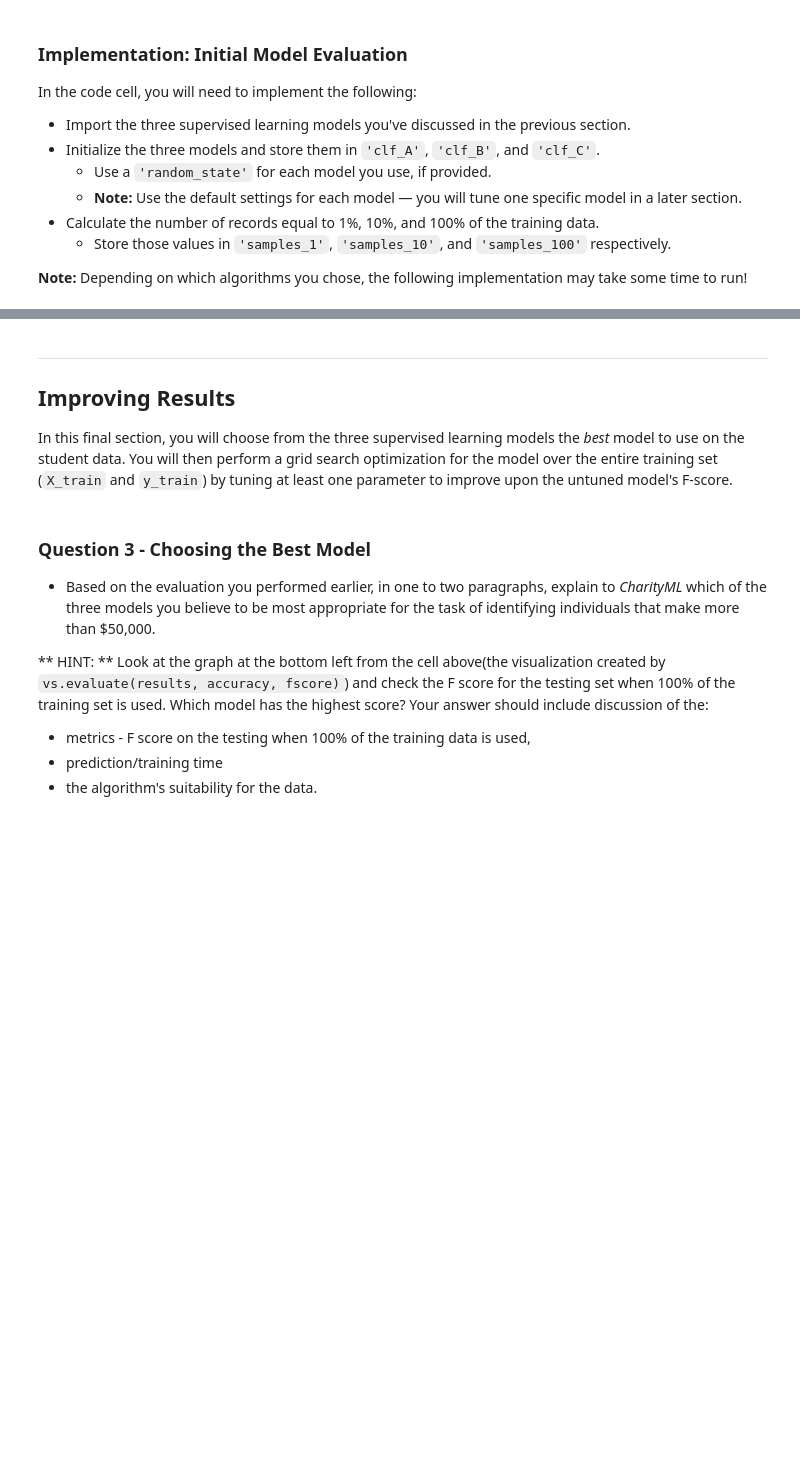
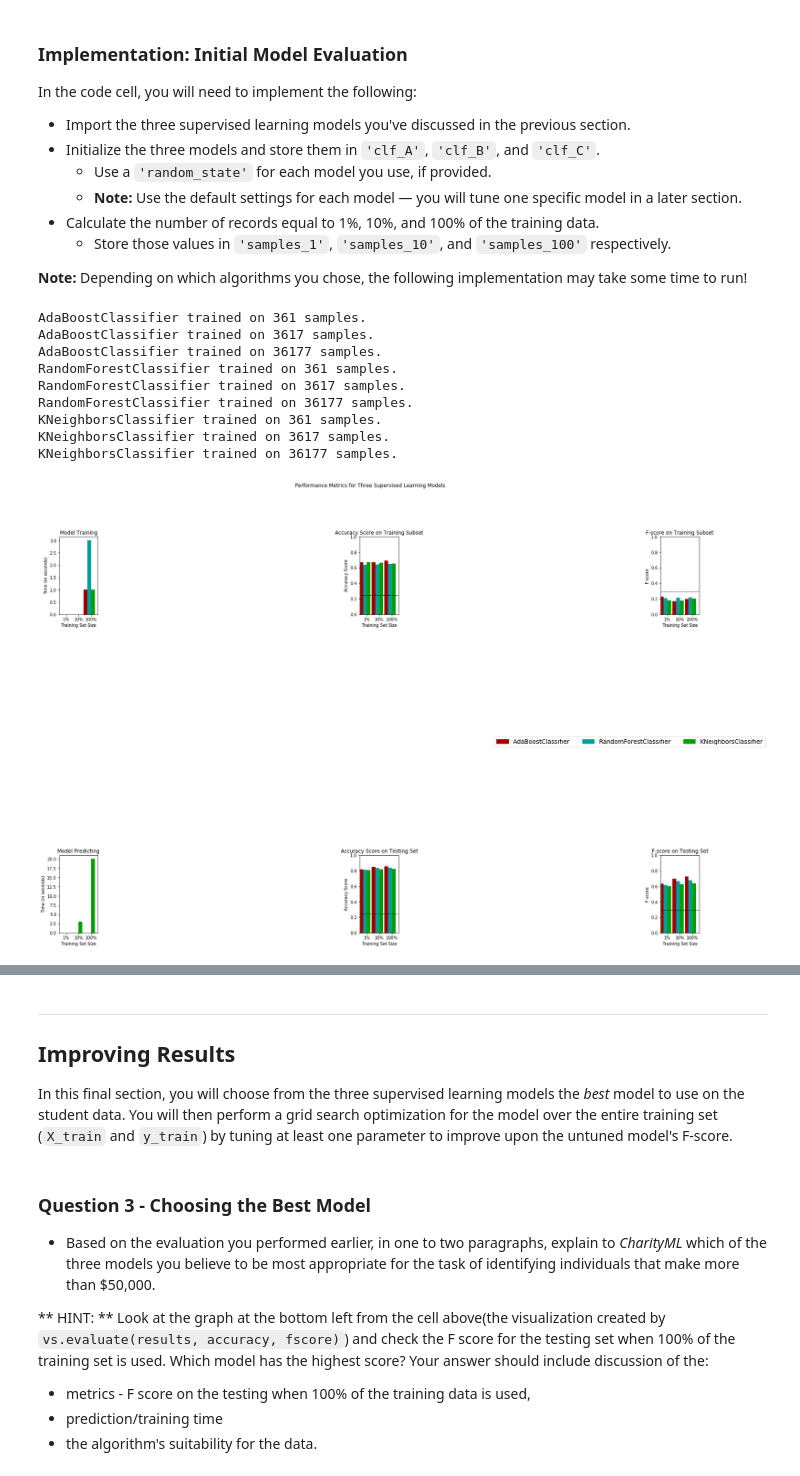
Before and after one commit to geodose/finding_donors, a Jupyter notebook: finding_donors.ipynb, the cells around one changed output, grey strips where cells are left out. Drawn from its saved outputs; the diff is of its cells as text; code cells hidden in the pictures; blank space fills up the shorter version.

```diff
--- a/finding_donors.ipynb
+++ b/finding_donors.ipynb
@@ -409,3 +436,11 @@ In the code block below, you will need to implement the following:
  - Calculate the accuracy score for both the training subset and testing set.
  - Calculate the F-score for both the training subset and testing set.
    - Make sure that you set the `beta` parameter!
+# %%
+## Getting to know time() function
+
+start = time()
+# %%
+end = time()
+elapsed = end - start
+int(round(elapsed, 0))
@@ -429,33 +484,33 @@ def train_predict(learner, sample_size, X_train, y_train, X_test, y_test):
 
     # TODO: Fit the learner to the training data using slicing with 'sample_size' using .fit(training_features[:], training_labels[:])
     start = time() # Get start time
-    learner = None
+    learner = learner.fit(X_train[:sample_size], y_train[:sample_size])
     end = time() # Get end time
 
     # TODO: Calculate the training time
-    results['train_time'] = None
+    results['train_time'] = int(round(end - start, 0))
 
     # TODO: Get the predictions on the test set(X_test),
     #       then get predictions on the first 300 training samples(X_train) using .predict()
     start = time() # Get start time
-    predictions_test = None
-    predictions_train = None
+    predictions_test = learner.predict(X_test)
+    predictions_train = learner.predict(X_train[:300])
     end = time() # Get end time
 
     # TODO: Calculate the total prediction time
-    results['pred_time'] = None
+    results['pred_time'] = int(round(end - start, 0))
 
     # TODO: Compute accuracy on the first 300 training samples which is y_train[:300]
-    results['acc_train'] = None
+    results['acc_train'] = accuracy_score(y_test[:300], predictions_train)
 
     # TODO: Compute accuracy on test set using accuracy_score()
-    results['acc_test'] = None
+    results['acc_test'] = accuracy_score(y_test, predictions_test)
 
     # TODO: Compute F-score on the the first 300 training samples using fbeta_score()
-    results['f_train'] = None
+    results['f_train'] = fbeta_score(y_test[:300], predictions_train, beta=beta)
 
     # TODO: Compute F-score on the test set which is y_test
-    results['f_test'] = None
+    results['f_test'] = fbeta_score(y_test, predictions_test, beta=beta)
 
     # Success
     print("{} trained on {} samples.".format(learner.__class__.__name__, sample_size))
@@ -476,27 +531,41 @@ In the code cell, you will need to implement the following:
 # %%
 # TODO: Import the three supervised learning models from sklearn
 
+from sklearn.ensemble import AdaBoostClassifier, RandomForestClassifier
+from sklearn.neighbors import KNeighborsClassifier
+
 # TODO: Initialize the three models
-clf_A = None
-clf_B = None
-clf_C = None
+clf_A = AdaBoostClassifier(random_state=2)
+clf_B = RandomForestClassifier(random_state=2)
+clf_C = KNeighborsClassifier()
 
 # TODO: Calculate the number of samples for 1%, 10%, and 100% of the training data
 # HINT: samples_100 is the entire training set i.e. len(y_train)
 # HINT: samples_10 is 10% of samples_100 (ensure to set the count of the values to be `int` and not `float`)
 # HINT: samples_1 is 1% of samples_100 (ensure to set the count of the values to be `int` and not `float`)
-samples_100 = None
-samples_10 = None
-samples_1 = None
+samples_100 = int(len(y_train))
+samples_10 = int(len(y_train)*0.1)
+samples_1 = int(len(y_train)*0.01)
 
 # Collect results on the learners
 results = {}
 for clf in [clf_A, clf_B, clf_C]:
     clf_name = clf.__class__.__name__
     results[clf_name] = {}
     for i, samples in enumerate([samples_1, samples_10, samples_100]):
         results[clf_name][i] = \
         train_predict(clf, samples, X_train, y_train, X_test, y_test)
 
 # Run metrics visualization for the three supervised learning models chosen
 vs.evaluate(results, accuracy, fscore)
+# %% [output]
+AdaBoostClassifier trained on 361 samples.
+AdaBoostClassifier trained on 3617 samples.
+AdaBoostClassifier trained on 36177 samples.
+RandomForestClassifier trained on 361 samples.
+RandomForestClassifier trained on 3617 samples.
+RandomForestClassifier trained on 36177 samples.
+KNeighborsClassifier trained on 361 samples.
+KNeighborsClassifier trained on 3617 samples.
+KNeighborsClassifier trained on 36177 samples.
+[figure, added]
```
Also changed, not shown: parts of 24 cells of this notebook, 2 other files.
